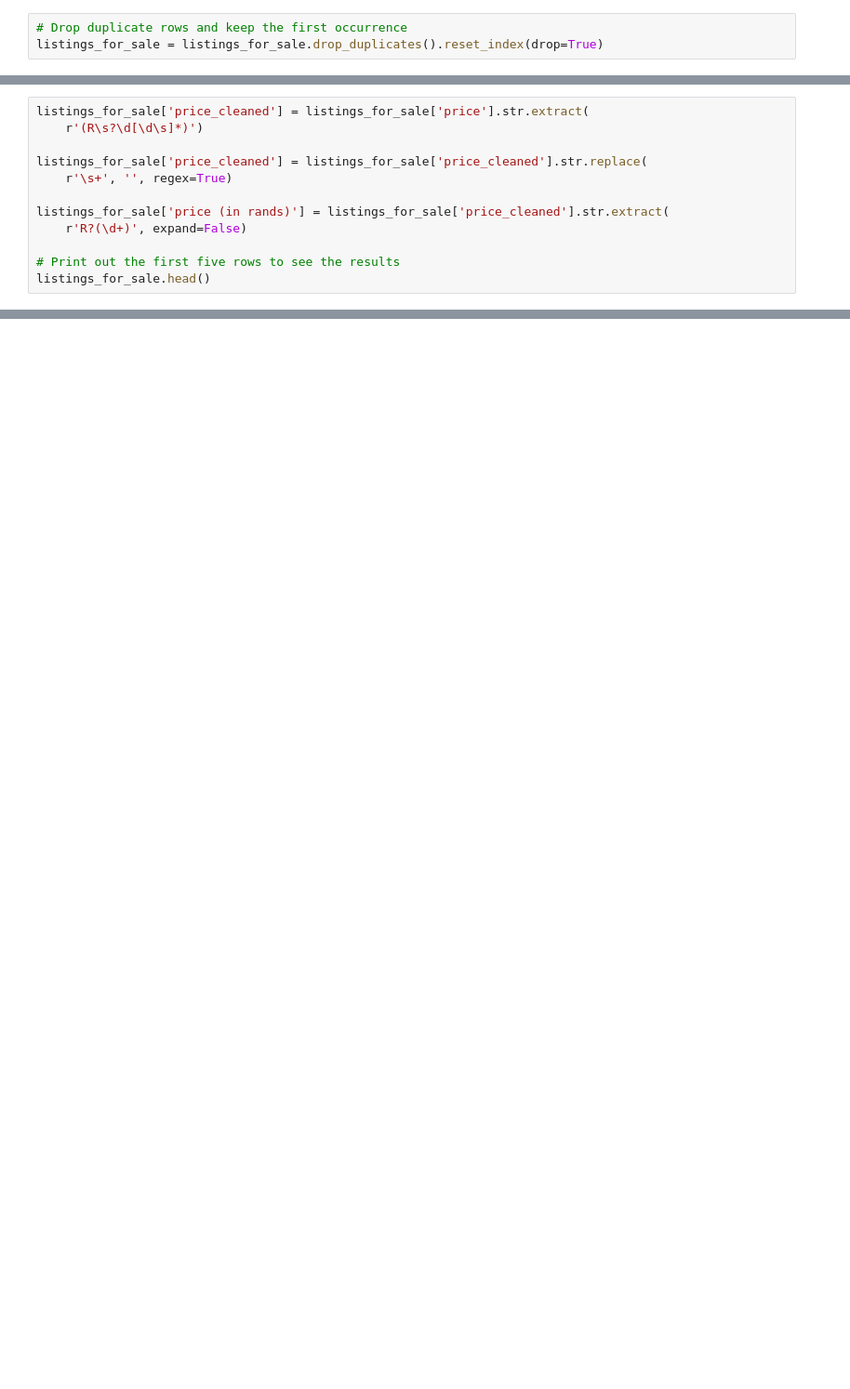
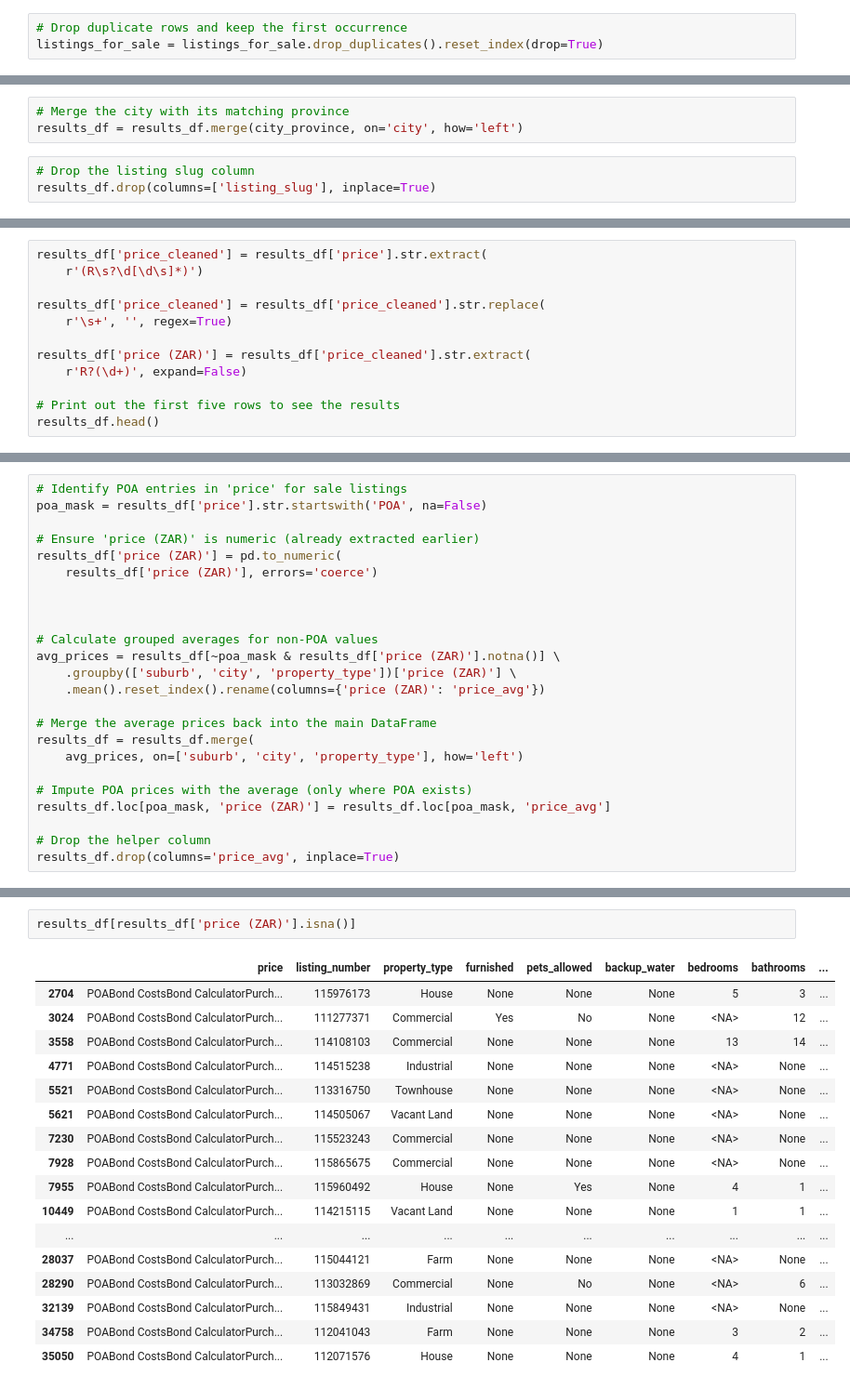
Before and after one commit to preciousratlhagane/south-african-property-market-analysis, a Jupyter notebook: notebooks/01_data_cleaning_for_sale.ipynb, the cells around one changed output, grey strips where cells are left out. Shown at 93% size. Saved outputs shown, nothing was run; the diff lists cells and outputs as text; blank space fills up the shorter version.

```diff
--- a/notebooks/01_data_cleaning_for_sale.ipynb
+++ b/notebooks/01_data_cleaning_for_sale.ipynb
@@ -57,0 +267,6 @@ listings_for_sale = listings_for_sale.drop_duplicates().reset_index(drop=True)
+# %%
+# Merge the city with its matching province
+results_df = results_df.merge(city_province, on='city', how='left')
+# %%
+# Drop the listing slug column
+results_df.drop(columns=['listing_slug'], inplace=True)
@@ -58,12 +275,12 @@ listings_for_sale = listings_for_sale.drop_duplicates().reset_index(drop=True)
 # %%
-listings_for_sale['price_cleaned'] = listings_for_sale['price'].str.extract(
+results_df['price_cleaned'] = results_df['price'].str.extract(
     r'(R\s?\d[\d\s]*)')
 
-listings_for_sale['price_cleaned'] = listings_for_sale['price_cleaned'].str.replace(
+results_df['price_cleaned'] = results_df['price_cleaned'].str.replace(
     r'\s+', '', regex=True)
 
-listings_for_sale['price (in rands)'] = listings_for_sale['price_cleaned'].str.extract(
+results_df['price (ZAR)'] = results_df['price_cleaned'].str.extract(
     r'R?(\d+)', expand=False)
 
 # Print out the first five rows to see the results
-listings_for_sale.head()
+results_df.head()
@@ -126,0 +303,24 @@ print(f"There are {num_poa} listings with 'POA' in the price column.")
+# %%
+# Identify POA entries in 'price' for sale listings
+poa_mask = results_df['price'].str.startswith('POA', na=False)
+
+# Ensure 'price (ZAR)' is numeric (already extracted earlier)
+results_df['price (ZAR)'] = pd.to_numeric(
+    results_df['price (ZAR)'], errors='coerce')
+
+
+
+# Calculate grouped averages for non-POA values
+avg_prices = results_df[~poa_mask & results_df['price (ZAR)'].notna()] \
+    .groupby(['suburb', 'city', 'property_type'])['price (ZAR)'] \
+    .mean().reset_index().rename(columns={'price (ZAR)': 'price_avg'})
+
+# Merge the average prices back into the main DataFrame
+results_df = results_df.merge(
+    avg_prices, on=['suburb', 'city', 'property_type'], how='left')
+
+# Impute POA prices with the average (only where POA exists)
+results_df.loc[poa_mask, 'price (ZAR)'] = results_df.loc[poa_mask, 'price_avg']
+
+# Drop the helper column
+results_df.drop(columns='price_avg', inplace=True)
@@ -126,0 +334,20 @@ print(f"There are {num_poa} listings with 'POA' in the price column.")
+# %%
+results_df[results_df['price (ZAR)'].isna()]
+# %% [output]
+|  | price | listing_number | property_type | furnished | pets_allowed | backup_water | bedrooms | bathrooms | ... |
+| 2704 | POABond CostsBond CalculatorPurch... | 115976173 | House | None | None | None | 5 | 3 | ... |
+| 3024 | POABond CostsBond CalculatorPurch... | 111277371 | Commercial | Yes | No | None | <NA> | 12 | ... |
+| 3558 | POABond CostsBond CalculatorPurch... | 114108103 | Commercial | None | None | None | 13 | 14 | ... |
+| 4771 | POABond CostsBond CalculatorPurch... | 114515238 | Industrial | None | None | None | <NA> | None | ... |
+| 5521 | POABond CostsBond CalculatorPurch... | 113316750 | Townhouse | None | None | None | <NA> | None | ... |
+| 5621 | POABond CostsBond CalculatorPurch... | 114505067 | Vacant Land | None | None | None | <NA> | None | ... |
+| 7230 | POABond CostsBond CalculatorPurch... | 115523243 | Commercial | None | None | None | <NA> | None | ... |
+| 7928 | POABond CostsBond CalculatorPurch... | 115865675 | Commercial | None | None | None | <NA> | None | ... |
+| 7955 | POABond CostsBond CalculatorPurch... | 115960492 | House | None | Yes | None | 4 | 1 | ... |
+| 10449 | POABond CostsBond CalculatorPurch... | 114215115 | Vacant Land | None | None | None | 1 | 1 | ... |
+| ... | ... | ... | ... | ... | ... | ... | ... | ... | ... |
+| 28037 | POABond CostsBond CalculatorPurch... | 115044121 | Farm | None | None | None | <NA> | None | ... |
+| 28290 | POABond CostsBond CalculatorPurch... | 113032869 | Commercial | None | No | None | <NA> | 6 | ... |
+| 32139 | POABond CostsBond CalculatorPurch... | 115849431 | Industrial | None | None | None | <NA> | None | ... |
+| 34758 | POABond CostsBond CalculatorPurch... | 112041043 | Farm | None | None | None | 3 | 2 | ... |
+| 35050 | POABond CostsBond CalculatorPurch... | 112071576 | House | None | None | None | 4 | 1 | ... |
```
Also changed, not shown: parts of 136 cells of this notebook.
